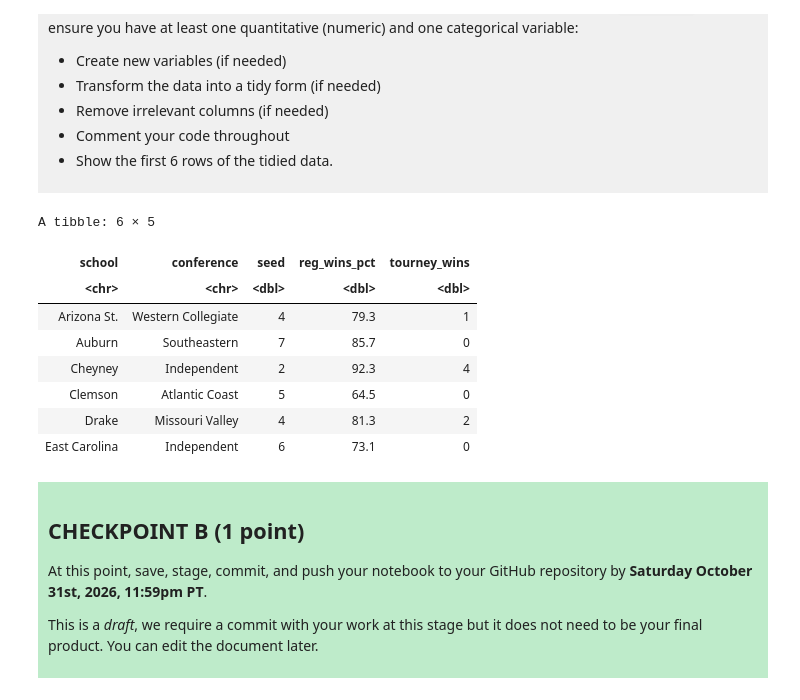
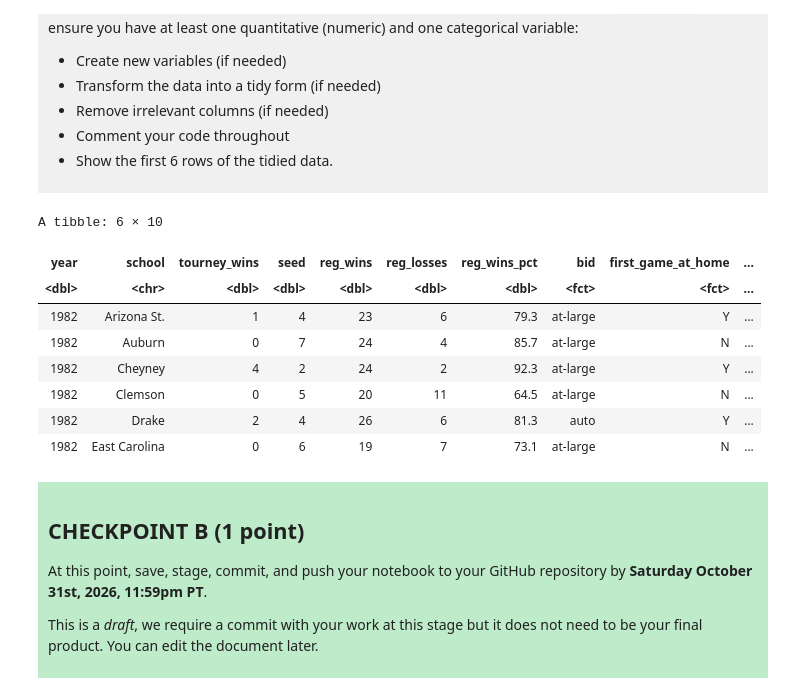
Before and after one commit to RubyBeach/DSCI-100-Project-Ruby-Beach, a Jupyter notebook: dsci-100-project-notebook.ipynb, the cells around one changed output. Cells and saved outputs as stored; diff of their text form; code cells hidden in the pictures.

Commit message:
Work done for Checkpoint C
Made analysis to tidy data, building graphs to understand more about the data and trying to see relationships as well as describing data analysis plan, preforming it next

```diff
--- a/dsci-100-project-notebook.ipynb
+++ b/dsci-100-project-notebook.ipynb
@@ -213,22 +223,54 @@ Produce a tidy data set that could be used to answer your research question usin
 </div>
 # %%
 library(tidyverse)
-march_madness_w_tidy<- march_madness_w |>
-       select (school, conference, seed, reg_wins_pct, tourney_wins) |> #selecting the columns that are relevant to my question
-filter(!is.na(school), !is.na(conference), !is.na(seed), !is.na(reg_wins_pct), !is.na(tourney_wins)) #sorting out all of the NA values
 
-march_madness_w_tidy |>
-slice(1:6)
+# Tidy the data for the research question:
+# "Can a team's regular season win percentage and tournament seed be used to predict their total tournament wins?"
+
+ncaa_tidy <- march_madness_w|>
+
+  # Keep only columns relevant to the question.
+  # Dropped: conf_* columns and division (mostly NA), and total_wins, total_losses, total_wins_pct, tourney_losses, tourney_finish, since they
+  # include or are derived from tournament results (they'd leak the answer).
+  select(year, school, seed, reg_wins, reg_losses, reg_wins_pct,
+         bid, first_game_at_home, tourney_wins) |>
+
+  # Remove rows with missing values in the variables we'll use
+  drop_na(seed, reg_wins_pct, tourney_wins, bid) |>
+
+  # Create new variables
+  mutate(
+    # Categorical: group seeds into tiers (top seeds are 1-4, etc.)
+    seed_group = case_when(
+      seed <= 4  ~ "top_seeds",
+      seed <= 8  ~ "mid_seeds",
+      seed <= 12 ~ "low_seeds",
+      TRUE       ~ "bottom_seeds"
+    ),
+    # Order the tiers so they display logically
+    seed_group = factor(seed_group,
+                        levels = c("top_seeds", "mid_seeds",
+                                   "low_seeds", "bottom_seeds")),
+
+    # Convert the other categorical variables to factors
+    bid = as.factor(bid),
+    first_game_at_home = as.factor(first_game_at_home)) |>
+
+  # Reorder columns so the outcome is easy to find
+  relocate(tourney_wins, .after = school)
+
+# Show the first 6 rows of the tidied data
+head(ncaa_tidy, 6)
 # %% [output]
-A tibble: 6 × 5
+A tibble: 6 × 10
-| school | conference | seed | reg_wins_pct | tourney_wins |
-| <chr> | <chr> | <dbl> | <dbl> | <dbl> |
-| Arizona St. | Western Collegiate | 4 | 79.3 | 1 |
-| Auburn | Southeastern | 7 | 85.7 | 0 |
-| Cheyney | Independent | 2 | 92.3 | 4 |
-| Clemson | Atlantic Coast | 5 | 64.5 | 0 |
-| Drake | Missouri Valley | 4 | 81.3 | 2 |
-| East Carolina | Independent | 6 | 73.1 | 0 |
+| year | school | tourney_wins | seed | reg_wins | reg_losses | reg_wins_pct | bid | first_game_at_home | ... |
+| <dbl> | <chr> | <dbl> | <dbl> | <dbl> | <dbl> | <dbl> | <fct> | <fct> | ... |
+| 1982 | Arizona St. | 1 | 4 | 23 | 6 | 79.3 | at-large | Y | ... |
+| 1982 | Auburn | 0 | 7 | 24 | 4 | 85.7 | at-large | N | ... |
+| 1982 | Cheyney | 4 | 2 | 24 | 2 | 92.3 | at-large | Y | ... |
+| 1982 | Clemson | 0 | 5 | 20 | 11 | 64.5 | at-large | N | ... |
+| 1982 | Drake | 2 | 4 | 26 | 6 | 81.3 | auto | Y | ... |
+| 1982 | East Carolina | 0 | 6 | 19 | 7 | 73.1 | at-large | N | ... |
 # %% [markdown]
 <div style="background-color: #beebca; padding: 10px;">
 
```
Also changed, not shown: parts of 11 cells of this notebook.
